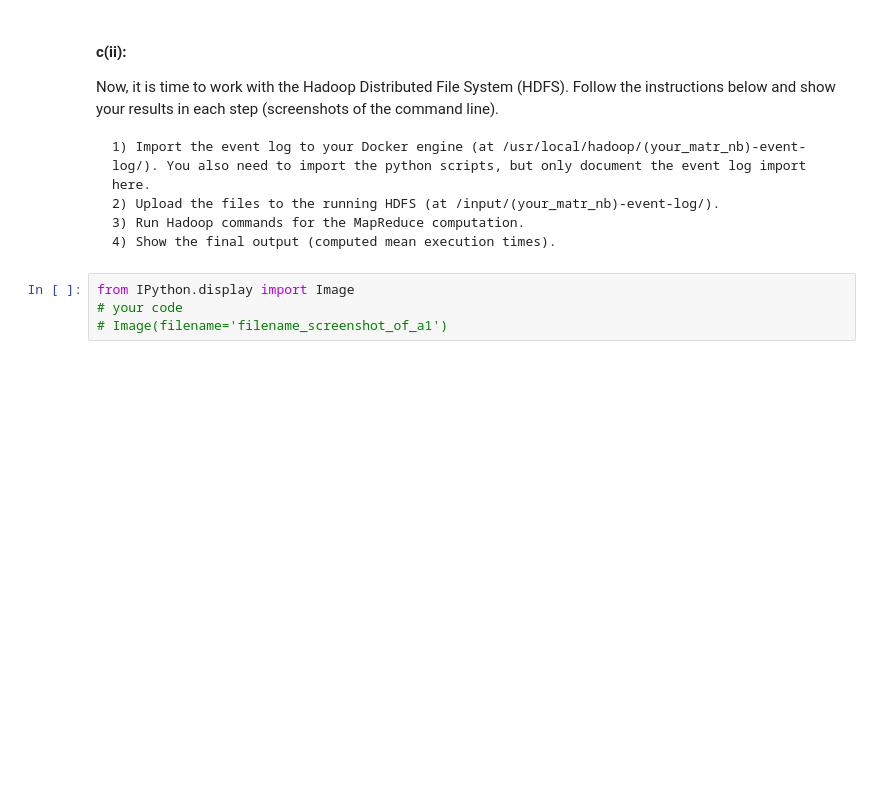
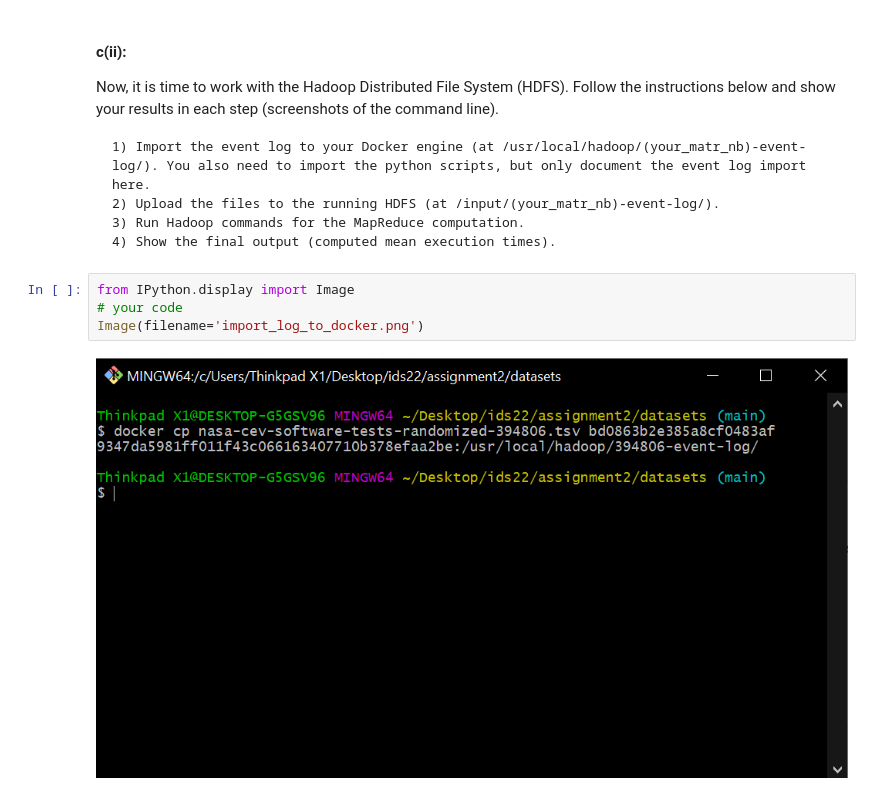
Before and after one commit to mnghiap/ids22, a Jupyter notebook: assignment2/assignment2.ipynb, the cells around one changed output. Saved outputs shown, nothing was run; the diff lists cells and outputs as text; blank space fills up the shorter version.

```diff
--- a/assignment2/assignment2.ipynb
+++ b/assignment2/assignment2.ipynb
@@ -1499,6 +1598,8 @@ Now, it is time to work with the Hadoop Distributed File System (HDFS). Follow t
 # %%
 from IPython.display import Image
 # your code
-# Image(filename='filename_screenshot_of_a1')
+Image(filename='import_log_to_docker.png')
+# %% [output]
+[figure, added]
 # %%
 # your code
```
Also changed, not shown: parts of 13 cells of this notebook, 11 other files.
